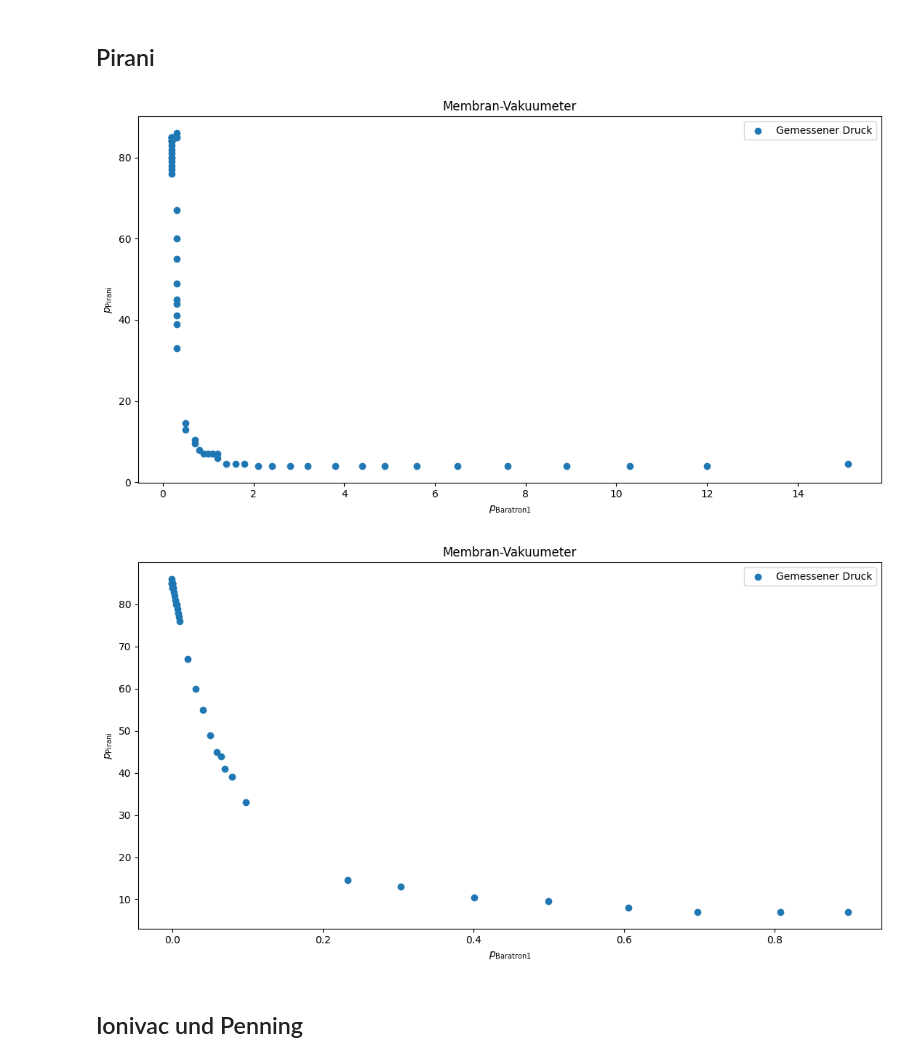
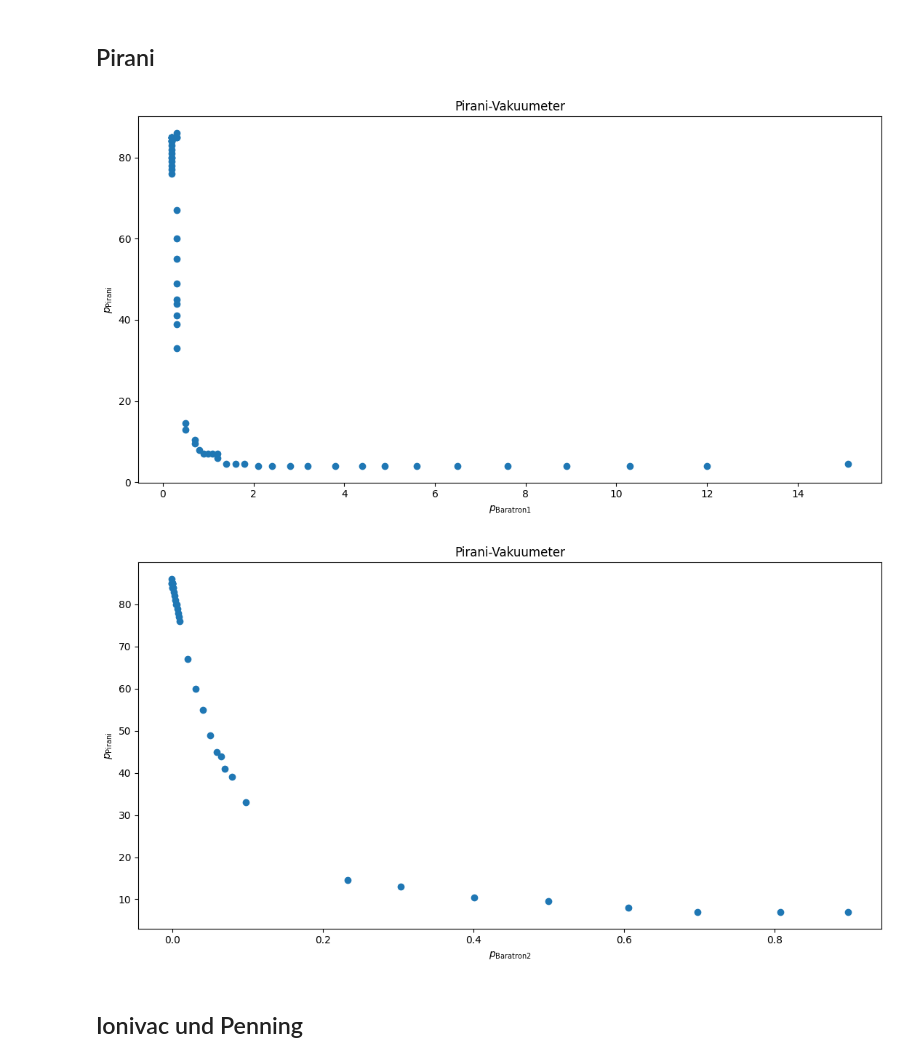
Before and after one commit to hannes-ebe/F-Prak-B, a Jupyter notebook: Vakuumtechnik/vakuumeter_Luft.ipynb, the cells around one changed output. Cells and saved outputs as stored; diff of their text form; code cells hidden in the pictures.

Commit message:
added more Plots

```diff
--- a/Vakuumtechnik/vakuumeter_Luft.ipynb
+++ b/Vakuumtechnik/vakuumeter_Luft.ipynb
@@ -77,10 +143,10 @@ luft.membran()
 # %% [markdown]
 ## Pirani
 # %%
-luft.pirani()
+luft.pirani(19)
 # %% [output]
-[figure, old version]
+[figure, new version]
-[figure, old version]
+[figure, new version]
 # %% [markdown]
 ## Ionivac und Penning
 # %%
```
Also changed, not shown: parts of 17 cells of this notebook, 5 other files.
